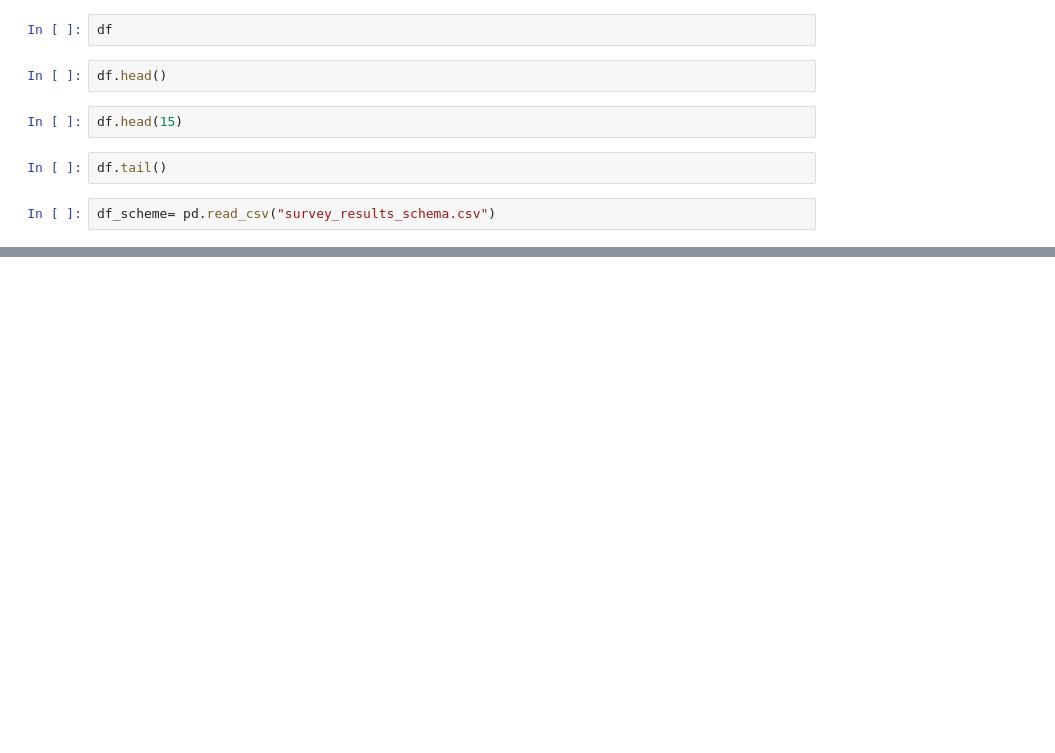
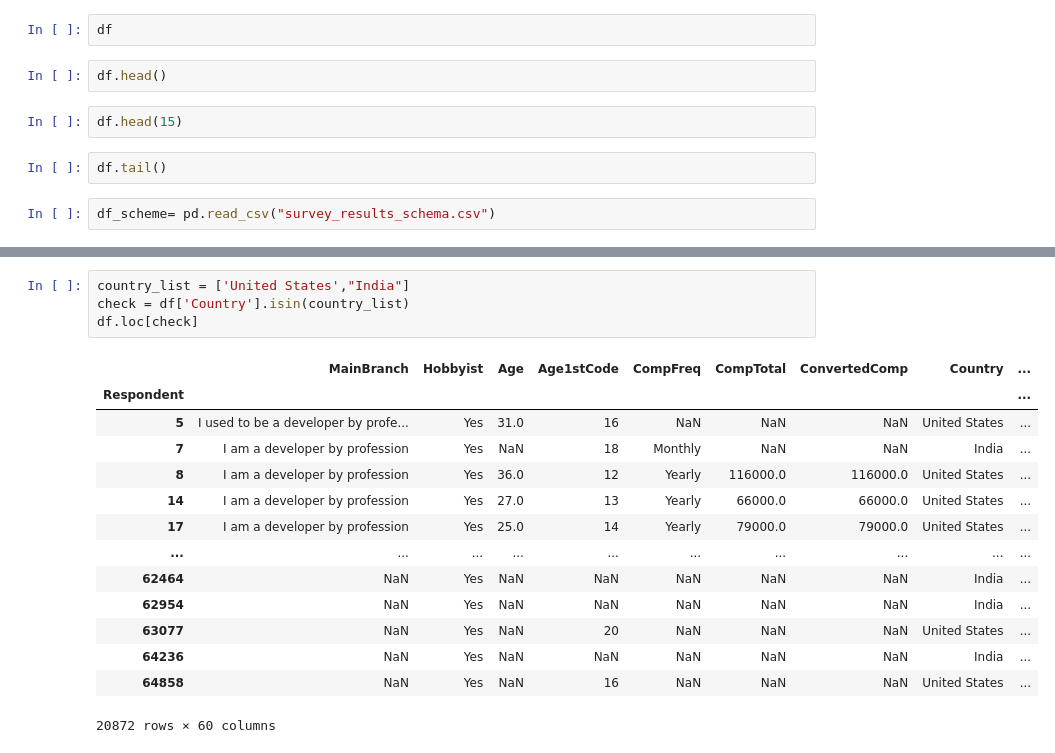
Before and after one commit to Manash-git/Python-Numpy-Scipy-Matplotlib-Pandas, a Jupyter notebook: pandas/Roaming on StackOverFlow Survey Data.ipynb, the cells around one changed output, grey strips where cells are left out. Saved outputs shown, nothing was run; the diff lists cells and outputs as text; blank space fills up the shorter version.

```diff
--- a/pandas/Roaming on StackOverFlow Survey Data.ipynb
+++ b/pandas/Roaming on StackOverFlow Survey Data.ipynb
@@ -147,0 +119,19 @@ df.loc[0:10, 'Hobbyist' : 'CurrencyDesc']
+# %%
+country_list = ['United States',"India"]
+check = df['Country'].isin(country_list)
+df.loc[check]
+# %% [output]
+|  | MainBranch | Hobbyist | Age | Age1stCode | CompFreq | CompTotal | ConvertedComp | Country | ... |
+| Respondent |  |  |  |  |  |  |  |  | ... |
+| 5 | I used to be a developer by profe... | Yes | 31.0 | 16 | NaN | NaN | NaN | United States | ... |
+| 7 | I am a developer by profession | Yes | NaN | 18 | Monthly | NaN | NaN | India | ... |
+| 8 | I am a developer by profession | Yes | 36.0 | 12 | Yearly | 116000.0 | 116000.0 | United States | ... |
+| 14 | I am a developer by profession | Yes | 27.0 | 13 | Yearly | 66000.0 | 66000.0 | United States | ... |
+| 17 | I am a developer by profession | Yes | 25.0 | 14 | Yearly | 79000.0 | 79000.0 | United States | ... |
+| ... | ... | ... | ... | ... | ... | ... | ... | ... | ... |
+| 62464 | NaN | Yes | NaN | NaN | NaN | NaN | NaN | India | ... |
+| 62954 | NaN | Yes | NaN | NaN | NaN | NaN | NaN | India | ... |
+| 63077 | NaN | Yes | NaN | 20 | NaN | NaN | NaN | United States | ... |
+| 64236 | NaN | Yes | NaN | NaN | NaN | NaN | NaN | India | ... |
+| 64858 | NaN | Yes | NaN | 16 | NaN | NaN | NaN | United States | ... |
+20872 rows × 60 columns
```
Also changed, not shown: parts of 22 cells of this notebook, 2 other files.
